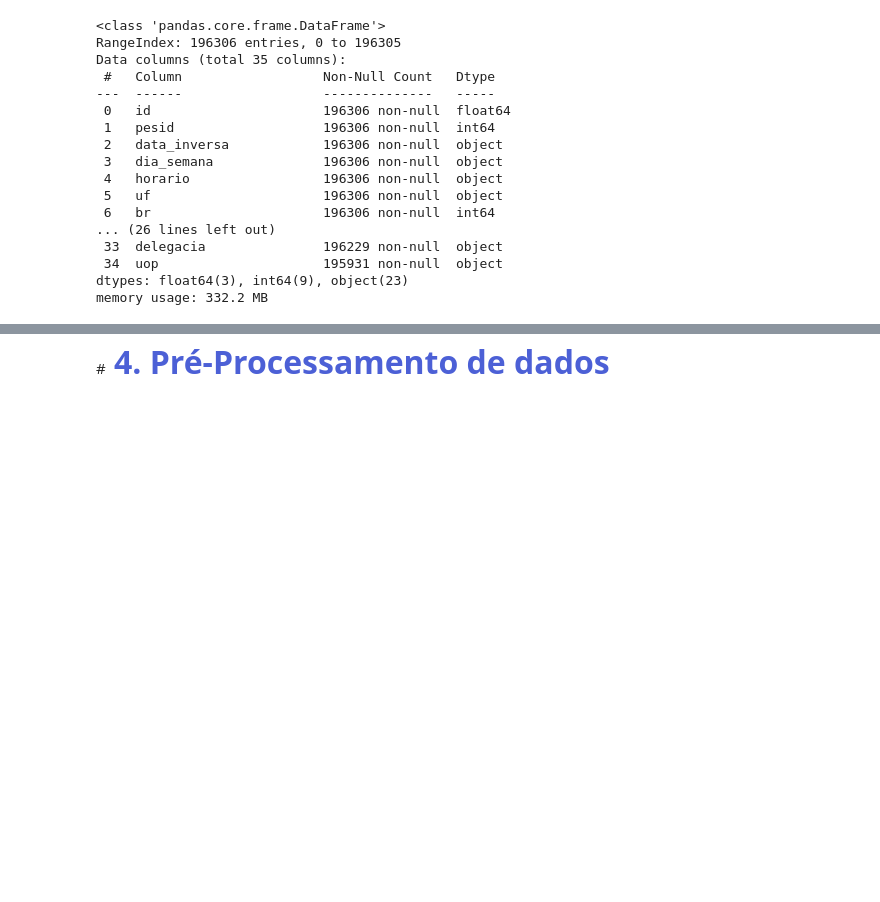
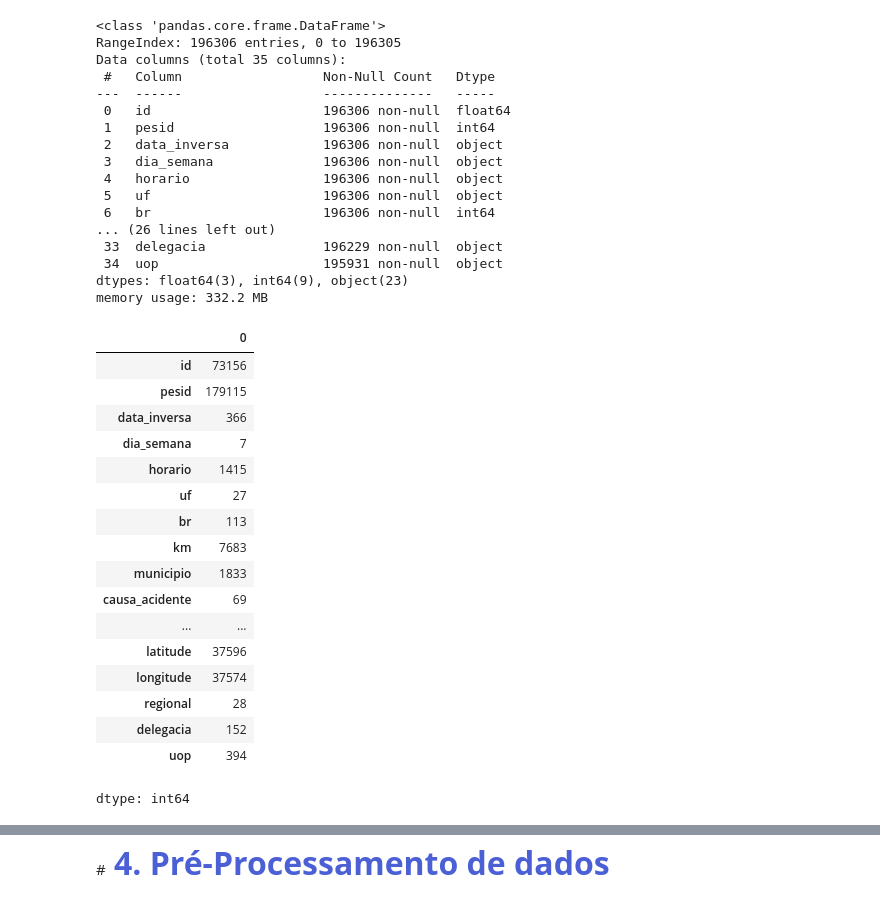
Before and after one commit to gabrielmprata/acidentes_transito, a Jupyter notebook: Acidentes_Rodoviarios_PreProc.ipynb, the cells around one changed output, grey strips where cells are left out. Cells and saved outputs as stored; diff of their text form; code cells hidden in the pictures; blank space fills up the shorter version.

```diff
--- a/Acidentes_Rodoviarios_PreProc.ipynb
+++ b/Acidentes_Rodoviarios_PreProc.ipynb
@@ -394,3 +394,25 @@ Data columns (total 35 columns):
  34  uop                     195931 non-null  object
 dtypes: float64(3), int64(9), object(23)
 memory usage: 332.2 MB
+# %%
+# Quantidade de valores únicos
+df_pessoas.nunique()
+# %% [output]
+|  | 0 |
+| id | 73156 |
+| pesid | 179115 |
+| data_inversa | 366 |
+| dia_semana | 7 |
+| horario | 1415 |
+| uf | 27 |
+| br | 113 |
+| km | 7683 |
+| municipio | 1833 |
+| causa_acidente | 69 |
+| ... | ... |
+| latitude | 37596 |
+| longitude | 37574 |
+| regional | 28 |
+| delegacia | 152 |
+| uop | 394 |
+dtype: int64
```
Also changed, not shown: parts of 5 cells of this notebook.
